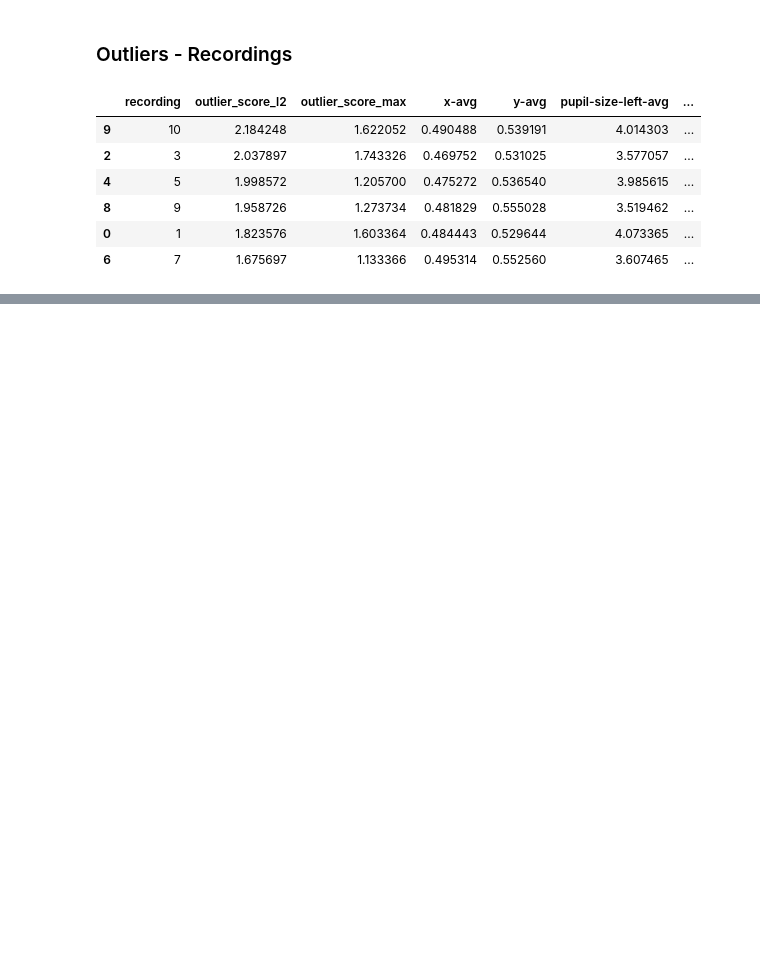
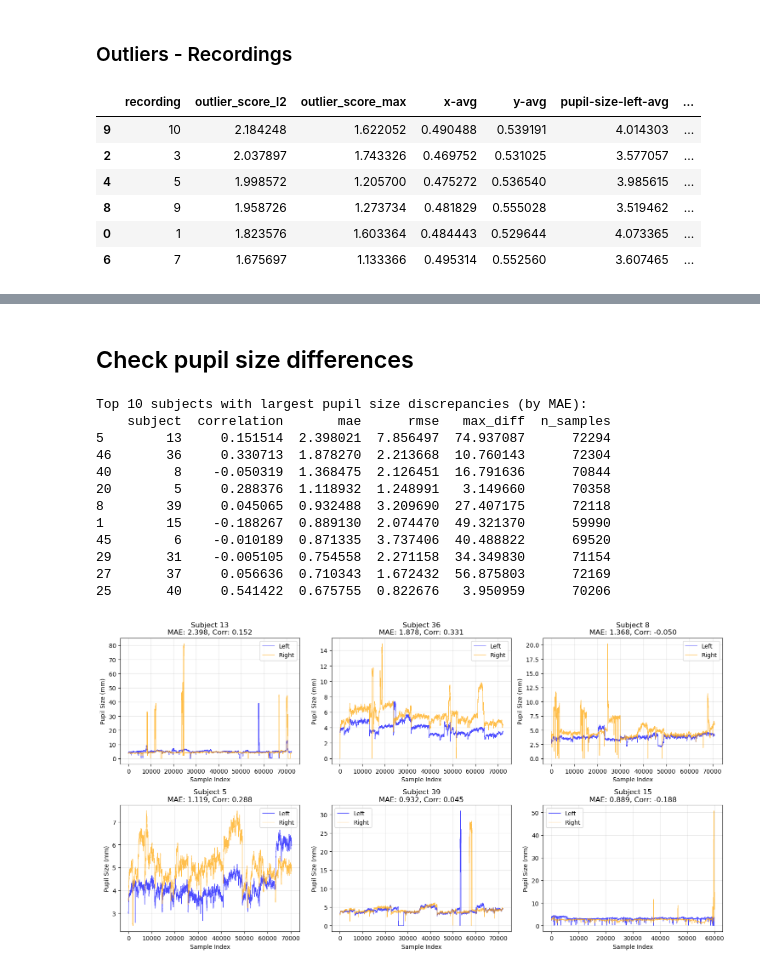
Before and after one commit to Space0code/GFM-for-eyetracker, a Jupyter notebook: src/data/EDA_eSEEd_v2.ipynb, the cells around one changed output, grey strips where cells are left out. Cells and saved outputs as stored; diff of their text form; code cells hidden in the pictures; blank space fills up the shorter version.

```diff
--- a/src/data/EDA_eSEEd_v2.ipynb
+++ b/src/data/EDA_eSEEd_v2.ipynb
@@ -657,3 +657,73 @@ df_s[['recording','outlier_score_l2','outlier_score_max'] + emotion_cols].head(6
 | 2 | 3 | 3.782090 | 3.582612 | 0.400169 | 1.284266 | 0.273217 | ... |
 | 8 | 9 | 3.437057 | 3.282324 | 0.631852 | 1.196672 | 0.791843 | ... |
 | 0 | 1 | 3.223841 | 3.012743 | 6.269727 | 0.043491 | 5.519540 | ... |
+# %% [markdown]
+## Check pupil size differences
+# %%
+# Analyze left vs right pupil size similarity per subject
+df_temp = df[['subject', 'pupil-size-left-avg', 'pupil-size-right-avg']].dropna()
+
+# Compute similarity metrics per subject
+similarity_metrics = []
+for subject in df_temp['subject'].unique():
+    df_subj = df_temp[df_temp['subject'] == subject]
+    left = df_subj['pupil-size-left-avg']
+    right = df_subj['pupil-size-right-avg']
+
+    # Compute metrics
+    correlation = left.corr(right)
+    mae = (left - right).abs().mean()
+    rmse = np.sqrt(((left - right) ** 2).mean())
+    max_diff = (left - right).abs().max()
+
+    similarity_metrics.append({
+        'subject': subject,
+        'correlation': correlation,
+        'mae': mae,
+        'rmse': rmse,
+        'max_diff': max_diff,
+        'n_samples': len(df_subj)
+    })
+
+df_similarity = pd.DataFrame(similarity_metrics).sort_values('mae', ascending=False)
+print("Top 10 subjects with largest pupil size discrepancies (by MAE):")
+print(df_similarity.head(10))
+
+# Plot critical subjects (top 6 by MAE)
+critical_subjects = df_similarity.head(6)['subject'].values
+
+fig, axes = plt.subplots(2, 3, figsize=(15, 8))
+axes = axes.flatten()
+
+for idx, subject in enumerate(critical_subjects):
+    df_subj = df_temp[df_temp['subject'] == subject].reset_index(drop=True)
+
+    ax = axes[idx]
+    ax.plot(df_subj.index, df_subj['pupil-size-left-avg'],
+            label='Left', alpha=0.7, linewidth=0.8, color='blue')
+    ax.plot(df_subj.index, df_subj['pupil-size-right-avg'],
+            label='Right', alpha=0.7, linewidth=0.8, color='orange')
+
+    metrics = df_similarity[df_similarity['subject'] == subject].iloc[0]
+    ax.set_title(f"Subject {subject}\nMAE: {metrics['mae']:.3f}, Corr: {metrics['correlation']:.3f}")
+    ax.set_xlabel('Sample Index')
+    ax.set_ylabel('Pupil Size (mm)')
+    ax.legend()
+    ax.grid(alpha=0.3)
+
+plt.tight_layout()
+plt.show()
+# %% [output]
+Top 10 subjects with largest pupil size discrepancies (by MAE):
+    subject  correlation       mae      rmse   max_diff  n_samples
+5        13     0.151514  2.398021  7.856497  74.937087      72294
+46       36     0.330713  1.878270  2.213668  10.760143      72304
+40        8    -0.050319  1.368475  2.126451  16.791636      70844
+20        5     0.288376  1.118932  1.248991   3.149660      70358
+8        39     0.045065  0.932488  3.209690  27.407175      72118
+1        15    -0.188267  0.889130  2.074470  49.321370      59990
+45        6    -0.010189  0.871335  3.737406  40.488822      69520
+29       31    -0.005105  0.754558  2.271158  34.349830      71154
+27       37     0.056636  0.710343  1.672432  56.875803      72169
+25       40     0.541422  0.675755  0.822676   3.950959      70206
+[figure, added]
```
Also changed, not shown: parts of 3 cells of this notebook.
